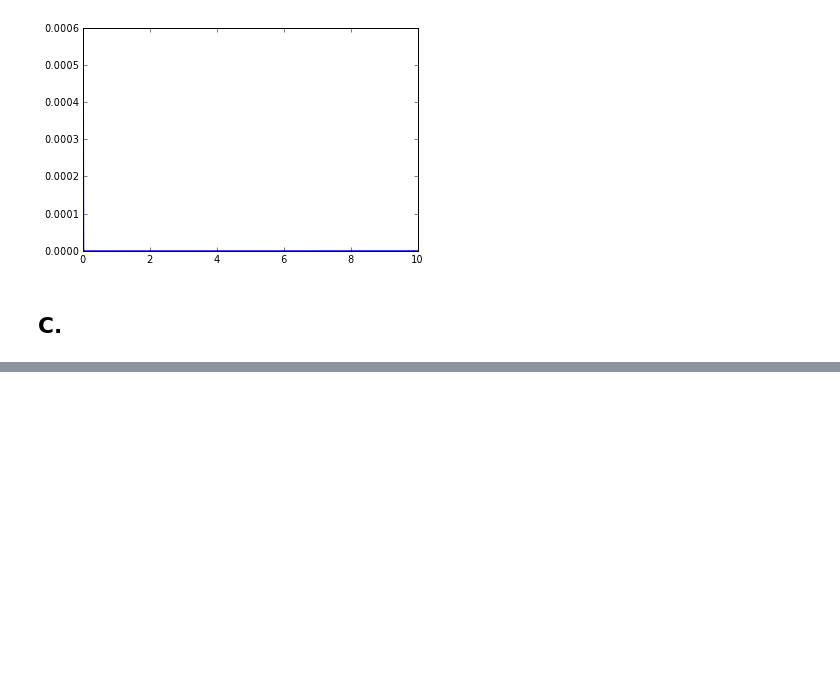
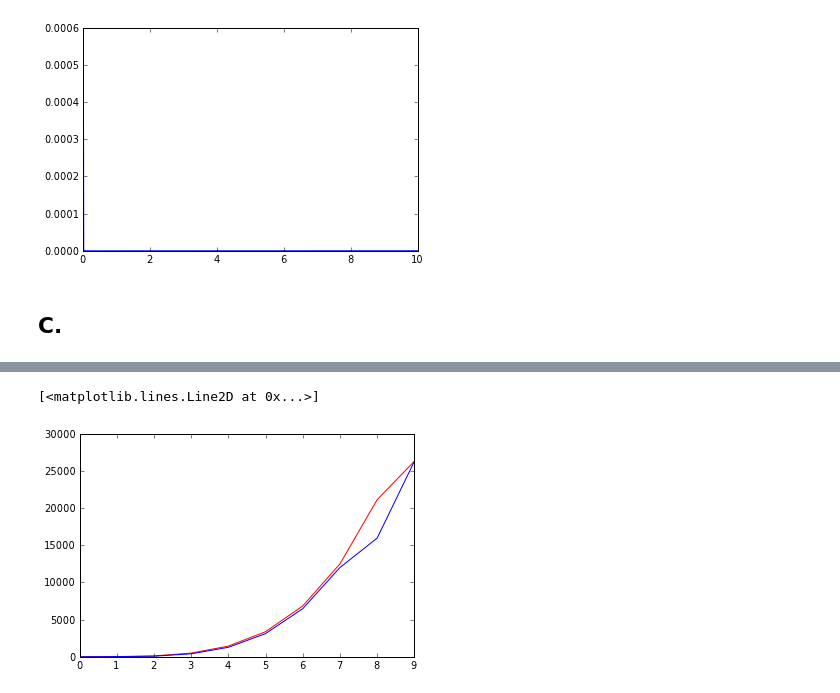
Before and after one commit to ewjohnst/PHYS202-S13, a Jupyter notebook: Week4/InterpAndDiffEx3.ipynb, the cells around one changed output, grey strips where cells are left out. Drawn from its saved outputs; the diff is of its cells as text; code cells hidden in the pictures; blank space fills up the shorter version.

Commit message:
Differentiators not working

```diff
--- a/Week4/InterpAndDiffEx3.ipynb
+++ b/Week4/InterpAndDiffEx3.ipynb
@@ -274,0 +275,9 @@ IndentationError: unexpected indent (<ipython-input-72-262e1e2f2446>, line 2)
+# %%
+import Differentiators as dif
+x = arange(0,10,1)
+y = x**5
+plot(x, finiteDifference(x,y), color="red")
+plot(x, fourPtFiniteDiff(x,y), color="blue")
+# %% [output]
+[<matplotlib.lines.Line2D at 0x...>]
+[figure, added]
```
Also changed, not shown: parts of 3 cells of this notebook, 6 other files.
